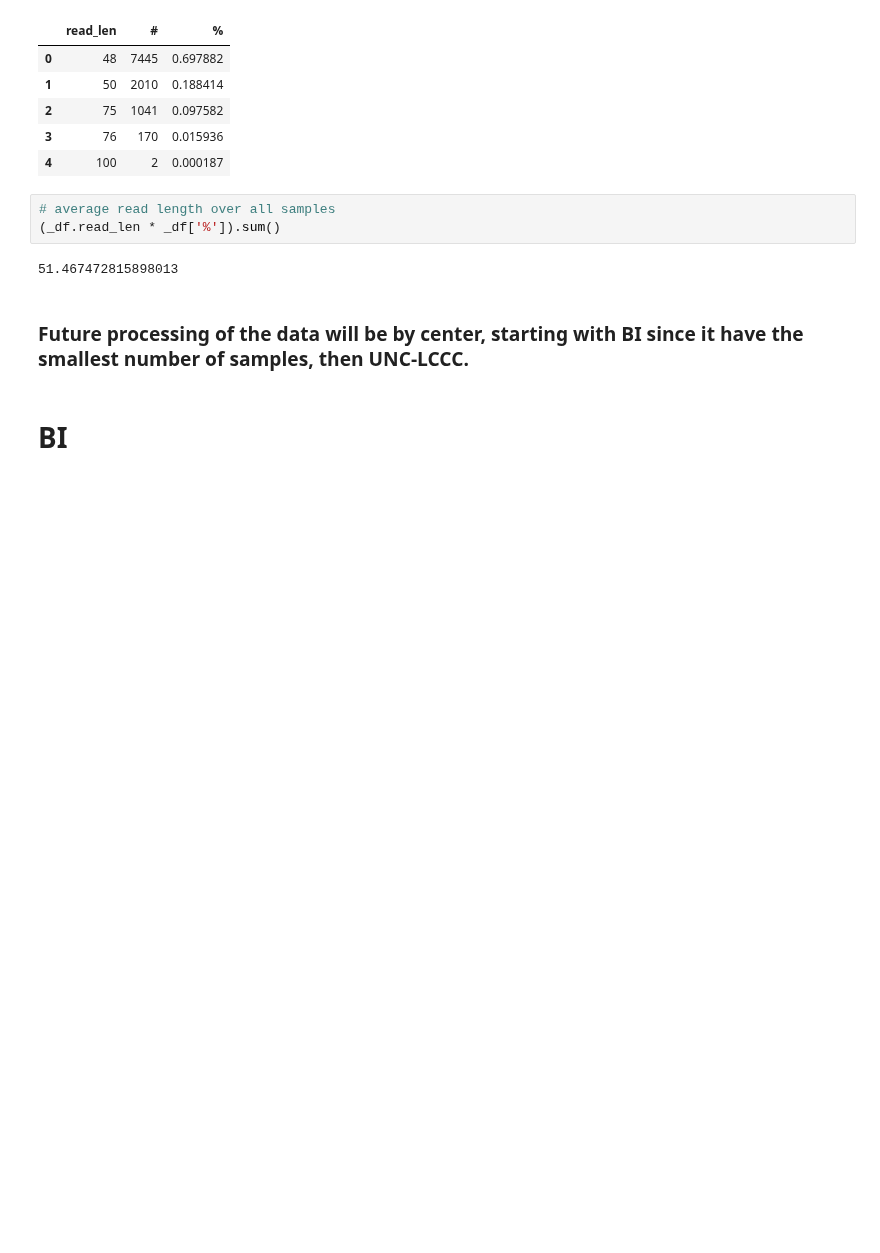
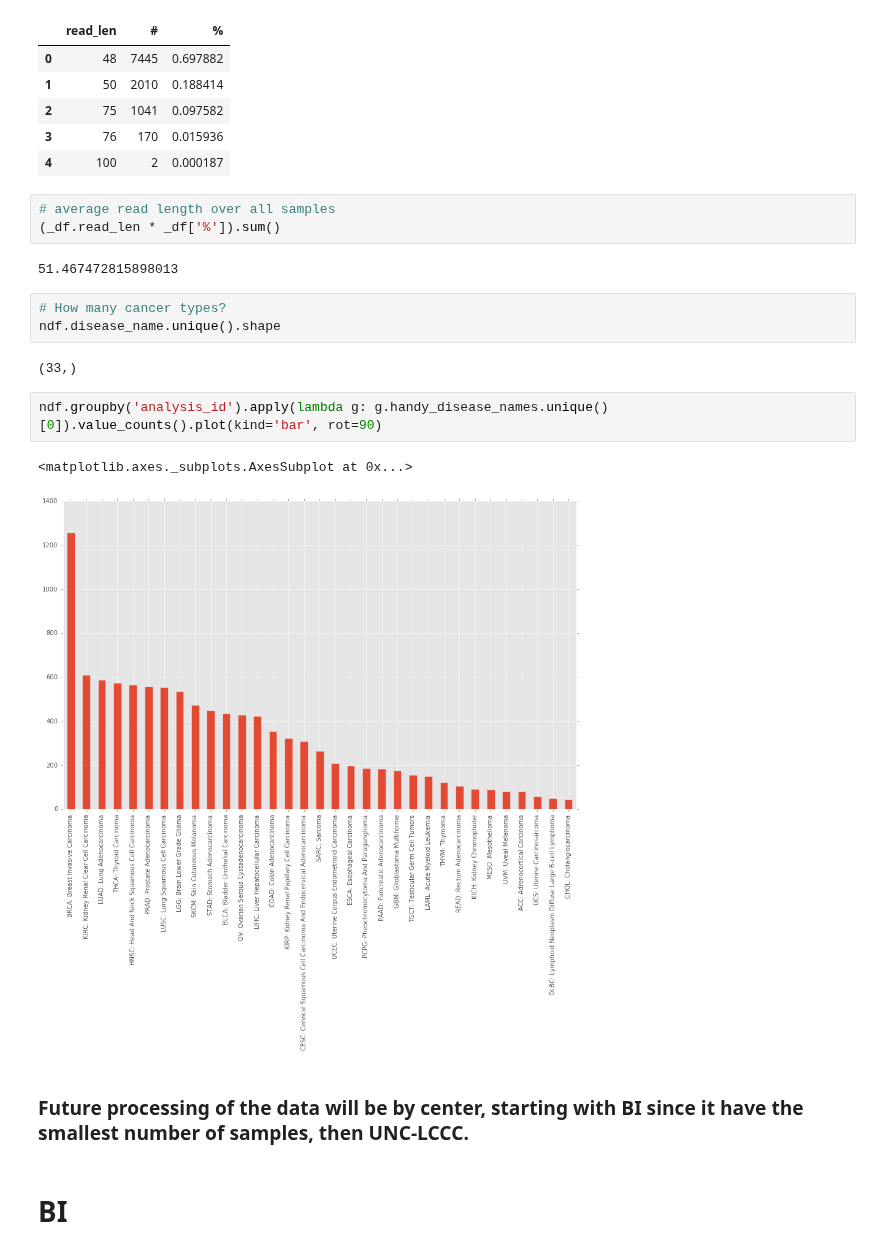
Before and after one commit to bcgsc/tasrkleat-TCGA-analysis-scripts, a Jupyter notebook: notebooks/TCGA-RNA-Seq-FASTA-read-length-analysis.ipynb, the cells around one changed output. Cells and saved outputs as stored; diff of their text form; blank space fills up the shorter version.

```diff
--- a/notebooks/TCGA-RNA-Seq-FASTA-read-length-analysis.ipynb
+++ b/notebooks/TCGA-RNA-Seq-FASTA-read-length-analysis.ipynb
@@ -664,6 +655,16 @@ _df
 (_df.read_len * _df['%']).sum()
 # %% [output]
 51.467472815898013
+# %%
+# How many cancer types?
+ndf.disease_name.unique().shape
+# %% [output]
+(33,)
+# %%
+ndf.groupby('analysis_id').apply(lambda g: g.handy_disease_names.unique()[0]).value_counts().plot(kind='bar', rot=90)
+# %% [output]
+<matplotlib.axes._subplots.AxesSubplot at 0x...>
+[figure, added]
 # %% [markdown]
 ### Future processing of the data will be by center, starting with BI since it have the smallest number of samples, then UNC-LCCC.
 # %% [markdown]
```
Also changed, not shown: parts of 2 cells of this notebook.
